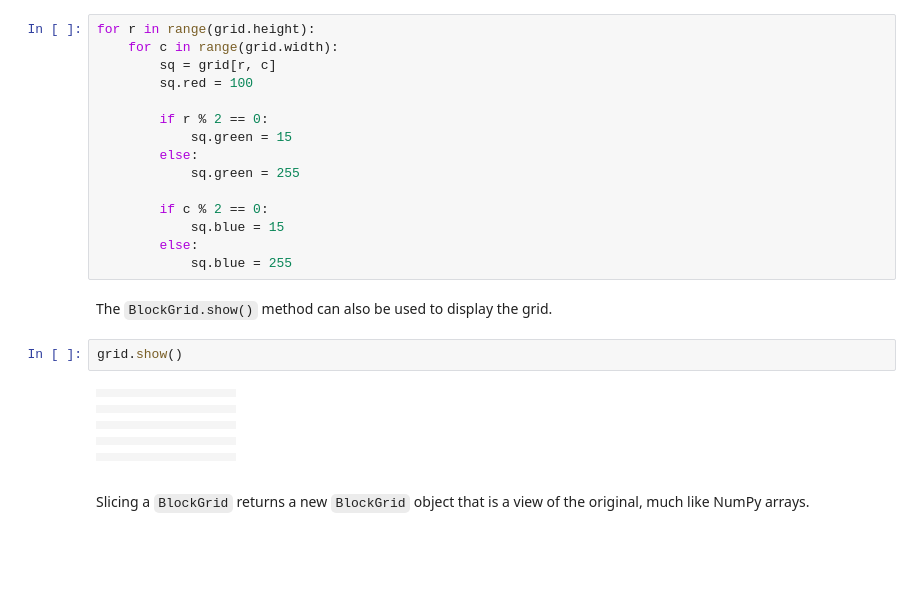
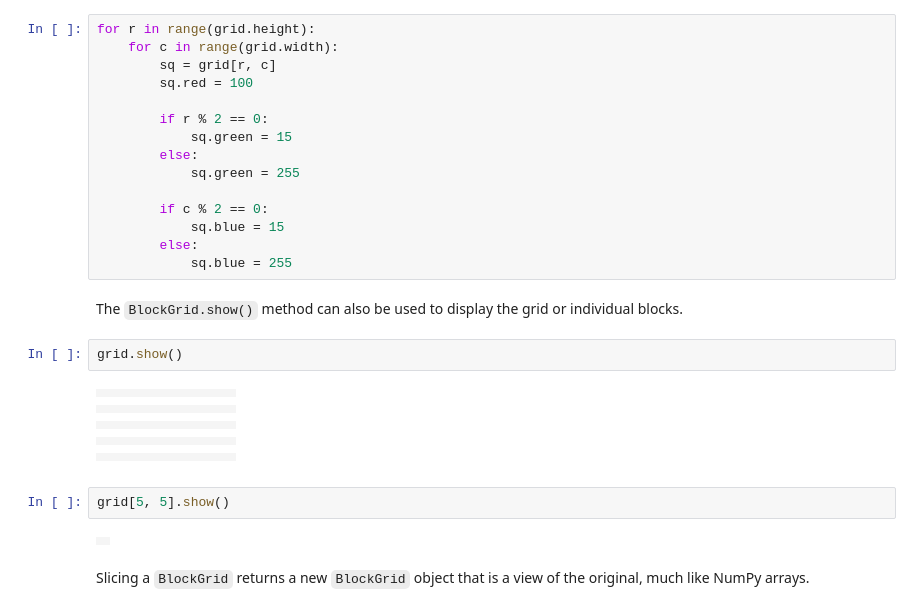
Before and after one commit to jiffyclub/ipythonblocks, a Jupyter notebook: ipythonblocks_demo.ipynb, the cells around one changed output. Drawn from its saved outputs; the diff is of its cells as text; blank space fills up the shorter version.

```diff
--- a/ipythonblocks_demo.ipynb
+++ b/ipythonblocks_demo.ipynb
@@ -59,7 +63,7 @@ for r in range(grid.height):
         else:
             sq.blue = 255
 # %% [markdown]
-The `BlockGrid.show()` method can also be used to display the grid.
+The `BlockGrid.show()` method can also be used to display the grid or individual blocks.
 # %%
 grid.show()
 # %% [output]
@@ -73,6 +77,10 @@ grid.show()
 |  |  |  |  |  |  |  |  |  |  |
 |  |  |  |  |  |  |  |  |  |  |
 |  |  |  |  |  |  |  |  |  |  |
+# %%
+grid[5, 5].show()
+# %% [output]
+|  |
 # %% [markdown]
 Slicing a `BlockGrid` returns a new `BlockGrid` object that is a view of the original, much like NumPy arrays.
 # %%
```
Also changed, not shown: parts of 6 cells of this notebook, 1 other file.
